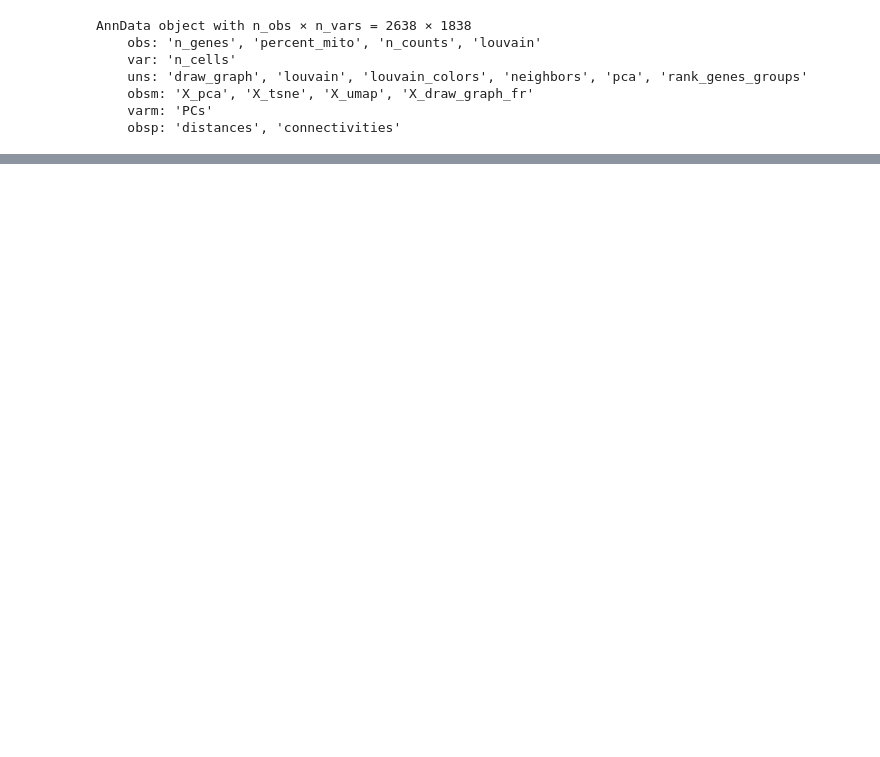
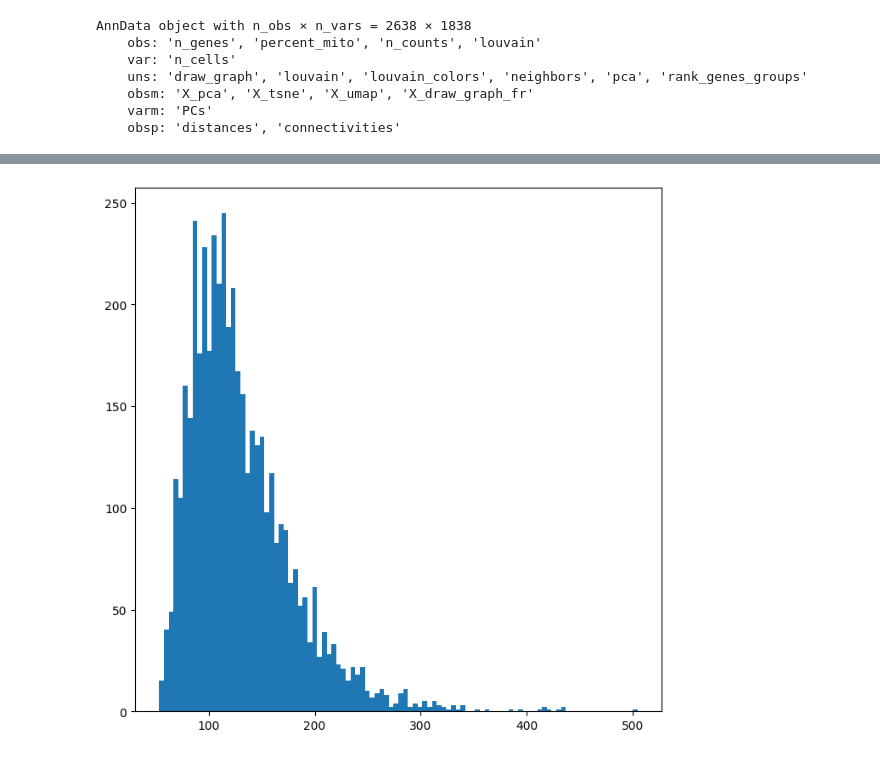
Before and after one commit to tuonglab/Alicia-Project-1, a Jupyter notebook: notebooks/Milo for Mehtonen et al.ipynb, the cells around one changed output, grey strips where cells are left out. Drawn from its saved outputs; the diff is of its cells as text; code cells hidden in the pictures; blank space fills up the shorter version.

```diff
--- a/notebooks/Milo for Mehtonen et al.ipynb
+++ b/notebooks/Milo for Mehtonen et al.ipynb
@@ -65,0 +145,5 @@ KeyError: 'logFC'
+# %%
+nhood_size = np.array(adata.obsm["nhoods"].sum(0)).ravel()
+plt.hist(nhood_size, bins=100);
+# %% [output]
+[figure, added]
```
Also changed, not shown: parts of 34 cells of this notebook, 1 other file.
